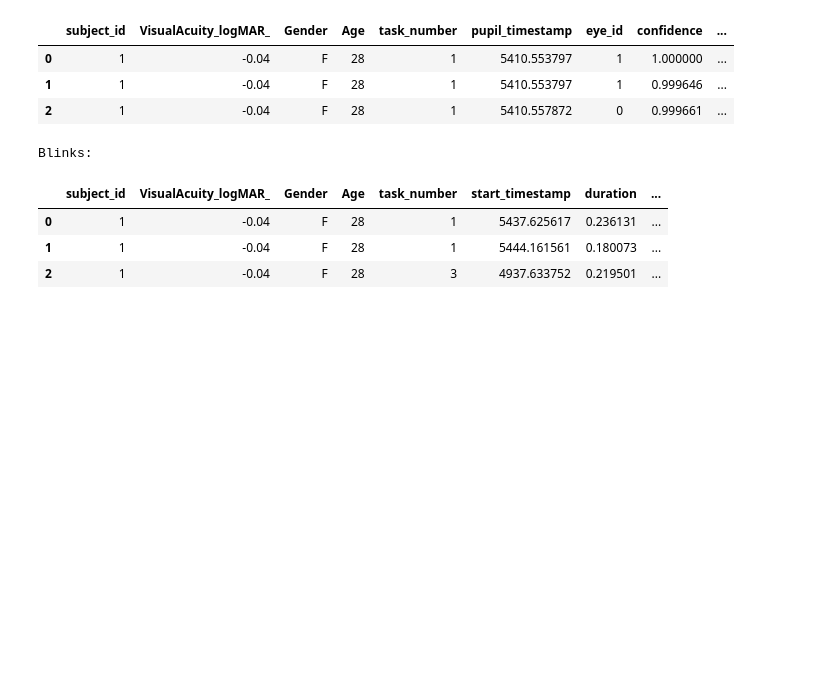
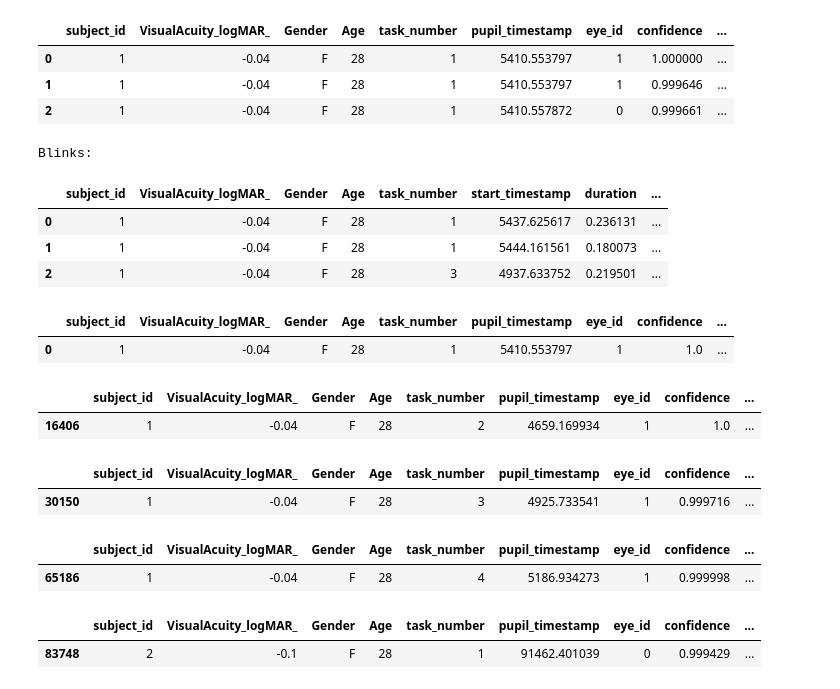
Before and after one commit to M61ss/cv-project, a Jupyter notebook: colet-inspector.ipynb, the cells around one changed output. Cells and saved outputs as stored; diff of their text form; code cells hidden in the pictures; blank space fills up the shorter version.

Commit message:
divide pupil dataframe in activities list

```diff
--- a/colet-inspector.ipynb
+++ b/colet-inspector.ipynb
@@ -100,3 +100,23 @@ Blinks:
 | 0 | 1 | -0.04 | F | 28 | 1 | 5437.625617 | 0.236131 | ... |
 | 1 | 1 | -0.04 | F | 28 | 1 | 5444.161561 | 0.180073 | ... |
 | 2 | 1 | -0.04 | F | 28 | 3 | 4937.633752 | 0.219501 | ... |
+# %%
+pupil_activities = []
+
+for subj in range(1, 48):
+    for task in range(1, 5):
+        pupil_activities.append(pupil_df_reduced[(pupil_df_reduced.subject_id == subj) & (pupil_df_reduced.task_number == task)])
+
+for pupil_activity in pupil_activities[:5]:
+    display(pupil_activity.head(1))
+# %% [output]
+|  | subject_id | VisualAcuity_logMAR_ | Gender | Age | task_number | pupil_timestamp | eye_id | confidence | ... |
+| 0 | 1 | -0.04 | F | 28 | 1 | 5410.553797 | 1 | 1.0 | ... |
+|  | subject_id | VisualAcuity_logMAR_ | Gender | Age | task_number | pupil_timestamp | eye_id | confidence | ... |
+| 16406 | 1 | -0.04 | F | 28 | 2 | 4659.169934 | 1 | 1.0 | ... |
+|  | subject_id | VisualAcuity_logMAR_ | Gender | Age | task_number | pupil_timestamp | eye_id | confidence | ... |
+| 30150 | 1 | -0.04 | F | 28 | 3 | 4925.733541 | 1 | 0.999716 | ... |
+|  | subject_id | VisualAcuity_logMAR_ | Gender | Age | task_number | pupil_timestamp | eye_id | confidence | ... |
+| 65186 | 1 | -0.04 | F | 28 | 4 | 5186.934273 | 1 | 0.999998 | ... |
+|  | subject_id | VisualAcuity_logMAR_ | Gender | Age | task_number | pupil_timestamp | eye_id | confidence | ... |
+| 83748 | 2 | -0.1 | F | 28 | 1 | 91462.401039 | 0 | 0.999429 | ... |
```
